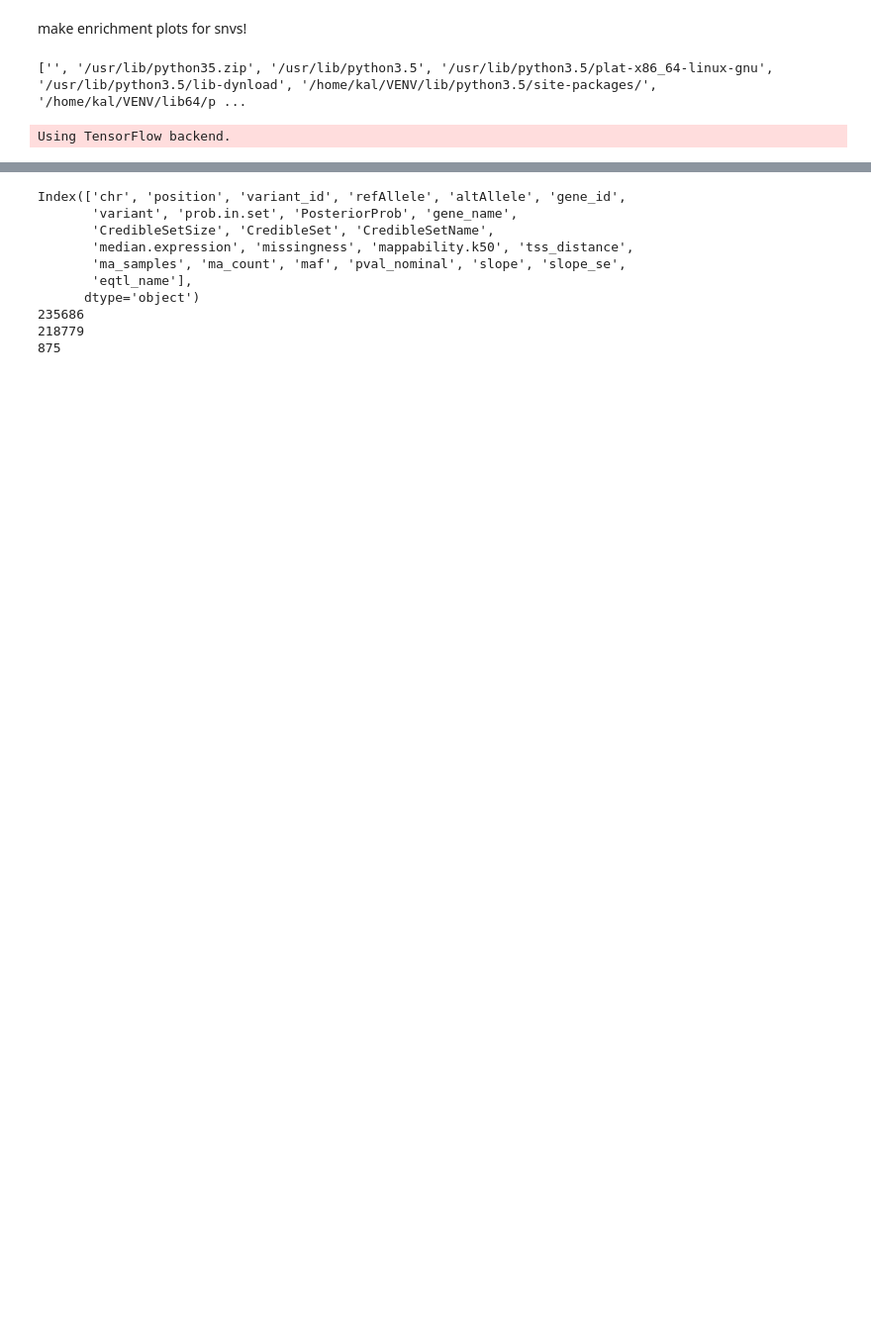
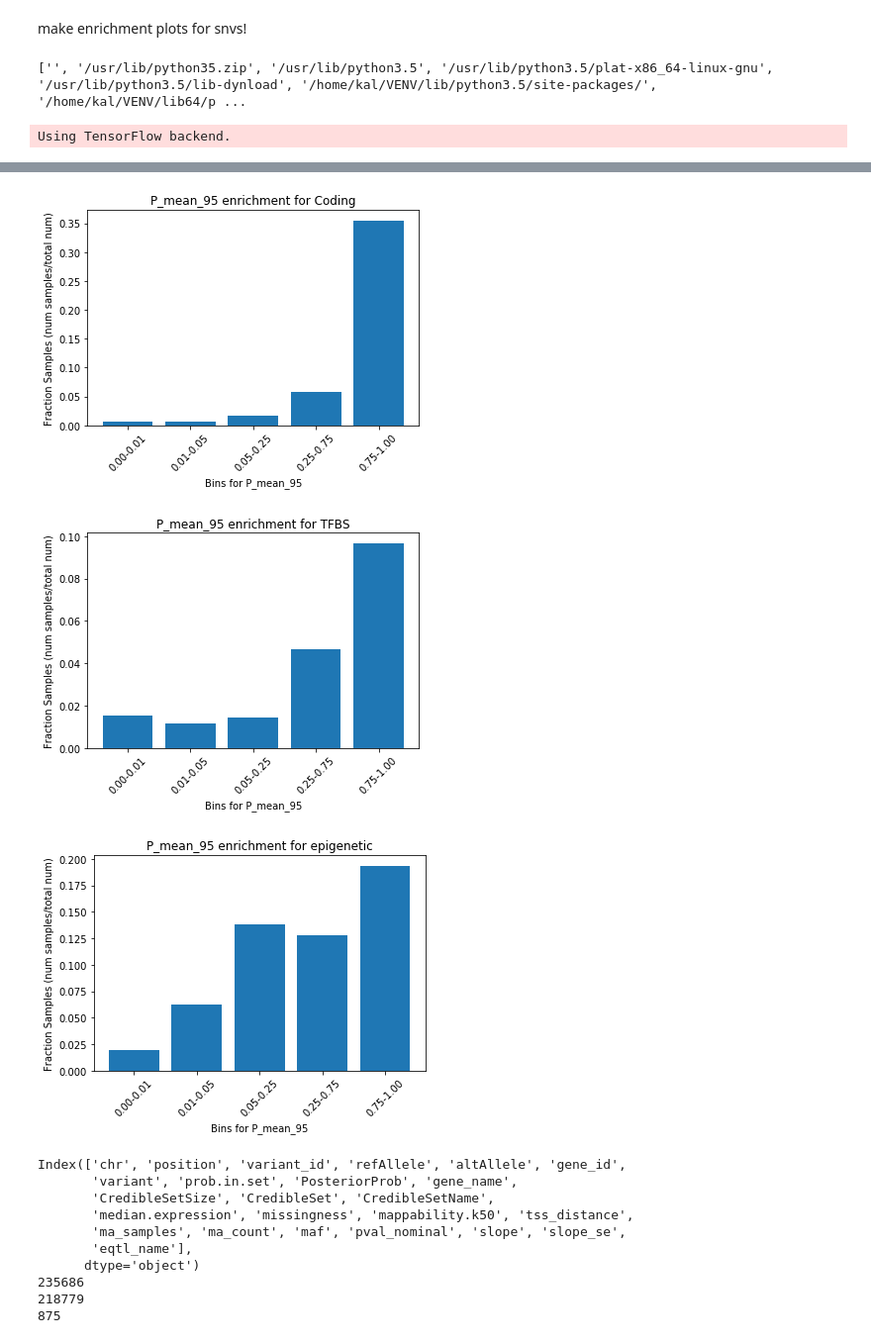
Before and after one commit to kal26/Acessibility_Models, a Jupyter notebook: snv_validation.ipynb, the cells around one changed output, grey strips where cells are left out. Shown: that part at 99% size. Drawn from its saved outputs; the diff is of its cells as text; code cells hidden in the pictures; blank space fills up the shorter version.

```diff
--- a/snv_validation.ipynb
+++ b/snv_validation.ipynb
@@ -59,25 +94,29 @@ ibd_all.head()
 # %%
 # make label type enrichemnt plots
 # replicate previous posterior prob plots from the promotor label
 num_groups = 5
 split_column='P_mean_95'
 test_columns=['Coding', 'TFBS', 'epigenetic']
 dataset = ibd_all
 bins=[0, .01, .05, .25, .75, 1]
 for test_column in test_columns:
     enrichment_data=list()
     names=list()
     for i in range(num_groups):
         names.append('{:.2f}-{:.2f}'.format(bins[i], bins[i+1]))
         subset = dataset[(dataset[split_column] >= bins[i]) & (dataset[split_column] < bins[i+1])]
         enrichment_data.append(len(subset[(subset[test_column] != 'False')])/len(subset))
 
     plt.xticks(range(num_groups), names, rotation=45)
     plt.title('{} enrichment for {}'.format(split_column, test_column))
     plt.xlabel('Bins for {}'.format(split_column))
-    plt.ylabel('Enrichment (num samples/total num)')
+    plt.ylabel('Fraction Samples (num samples/total num)')
     plt.bar(range(num_groups), enrichment_data)
     plt.show()
+# %% [output]
+[figure, added]
+[figure, added]
+[figure, added]
 # %%
 # load in eqtl data
 
```
Also changed, not shown: parts of 7 cells of this notebook, 6 other files.
